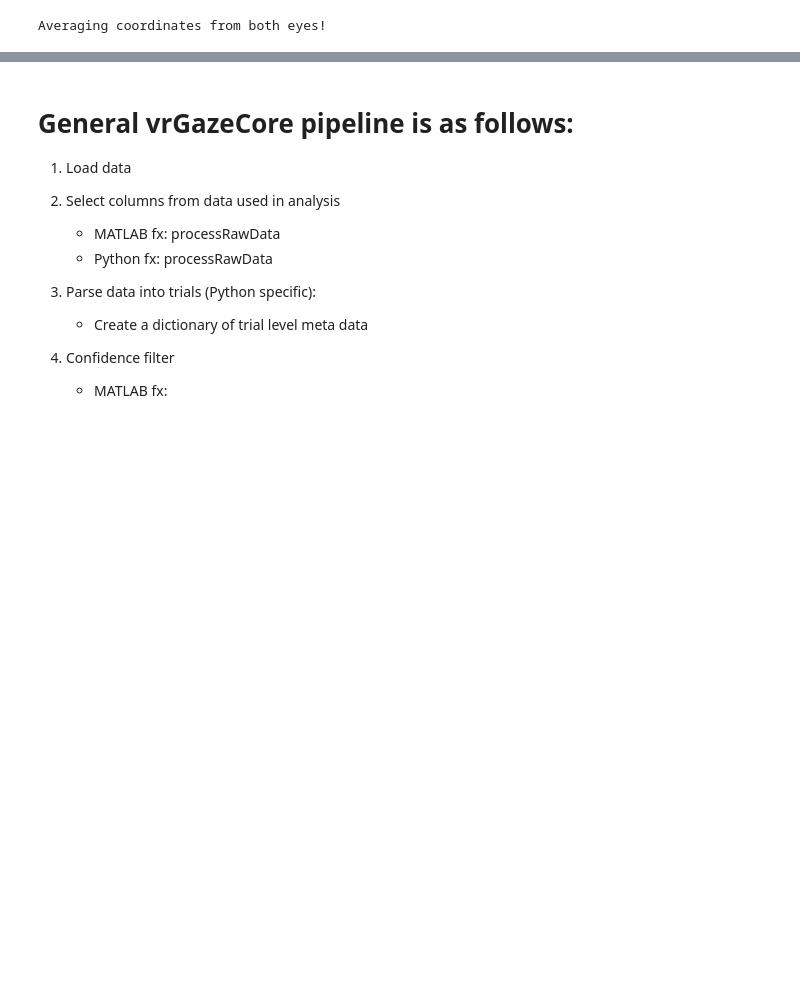
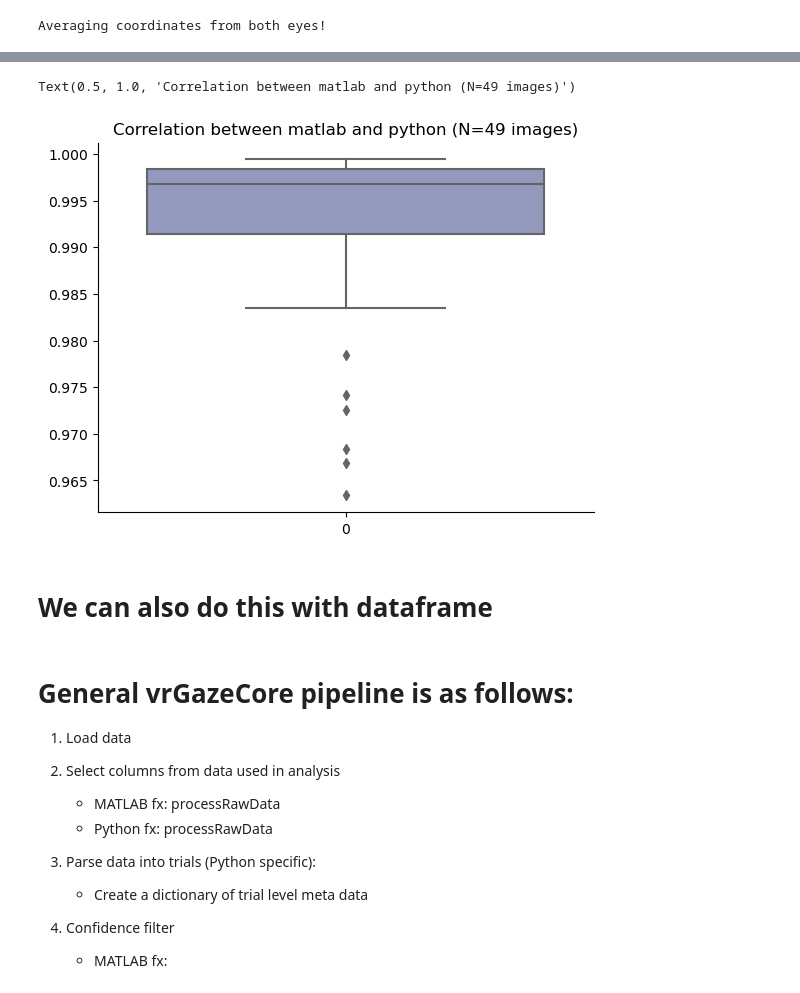
Before and after one commit to Robertson-Lab/vrGazeCore-Toolbox, a Jupyter notebook: python/TestVRGaze.ipynb, the cells around one changed output, grey strips where cells are left out. Saved outputs shown, nothing was run; the diff lists cells and outputs as text; code cells hidden in the pictures; blank space fills up the shorter version.

Commit message:
commiting python toolbox

```diff
--- a/python/TestVRGaze.ipynb
+++ b/python/TestVRGaze.ipynb
@@ -86,2 +51,0 @@ KeyboardInterrupt
-# %%
-trial = vrGaze.runFindFixations(parsed_data[16])
@@ -116,0 +144,13 @@ vrGaze.plotFixationDensity(density_map, image_path)
+# %%
+sample = np.array([
+    [180, 170, 0.5],
+    [180, 130, 0.5],
+    [180, 90, 0.5],
+    [180, 50, 0.5],
+    [180, 10, 0.5],
+])
+
+df_test = pd.DataFrame(sample, columns=['fix_yaw', 'fix_pitch', 'duration'])
+
+density_map = vrGaze.createDensityMap(df_test)
+plt.imshow(density_map)
@@ -116,0 +159,26 @@ vrGaze.plotFixationDensity(density_map, image_path)
+# %%
+subjects = ['furrow380_V1']
+
+subject_trials = vrGaze.loadGroupFixations(subjects)
+
+# print (f'Found {len(data)} files shared across {len(subjects)} subjects')
+# %%
+from scipy.io import loadmat
+
+matlab_base_dir = '/Users/thomasbotch/Dropbox/Projects/vrGazeCore-Toolbox/eyeTrackResults/heatMaps/mat/'
+
+corrs = []
+
+for i, trial in enumerate(subject_trials):
+    print (f'Trial {i+1}/{len(subject_trials)}')
+    current_trial = trial[0]
+    matlab_dir = os.path.join(matlab_base_dir, current_trial.subject)
+
+    matlab_path = glob.glob(os.path.join(matlab_dir, f'*{current_trial.trial_name}*'))[0]
+
+    mat = loadmat(matlab_path)
+    matlab_density_map = mat['timestepHeatmaps'][0][0]
+
+    density_map = vrGaze.createDensityMap(current_trial.get_fixations())
+    corr = np.corrcoef(matlab_density_map.flatten(), density_map.flatten())[0][1]
+    corrs.append(corr)
@@ -117,3 +203,12 @@ vrGaze.plotFixationDensity(density_map, image_path)
+# %%
+sns.boxplot(corrs, palette='BuPu')
+sns.despine()
+plt.title(f'Correlation between matlab and python (N={sum(~np.isnan(corrs))} images)')
+# %% [output]
+Text(0.5, 1.0, 'Correlation between matlab and python (N=49 images)')
+[figure, added]
+# %% [markdown]
+# We can also do this with dataframe
 # %%
 
 trial = parsed_data[trial_number].get_raw_data()
```
Also changed, not shown: parts of 28 cells of this notebook, 6 other files.
